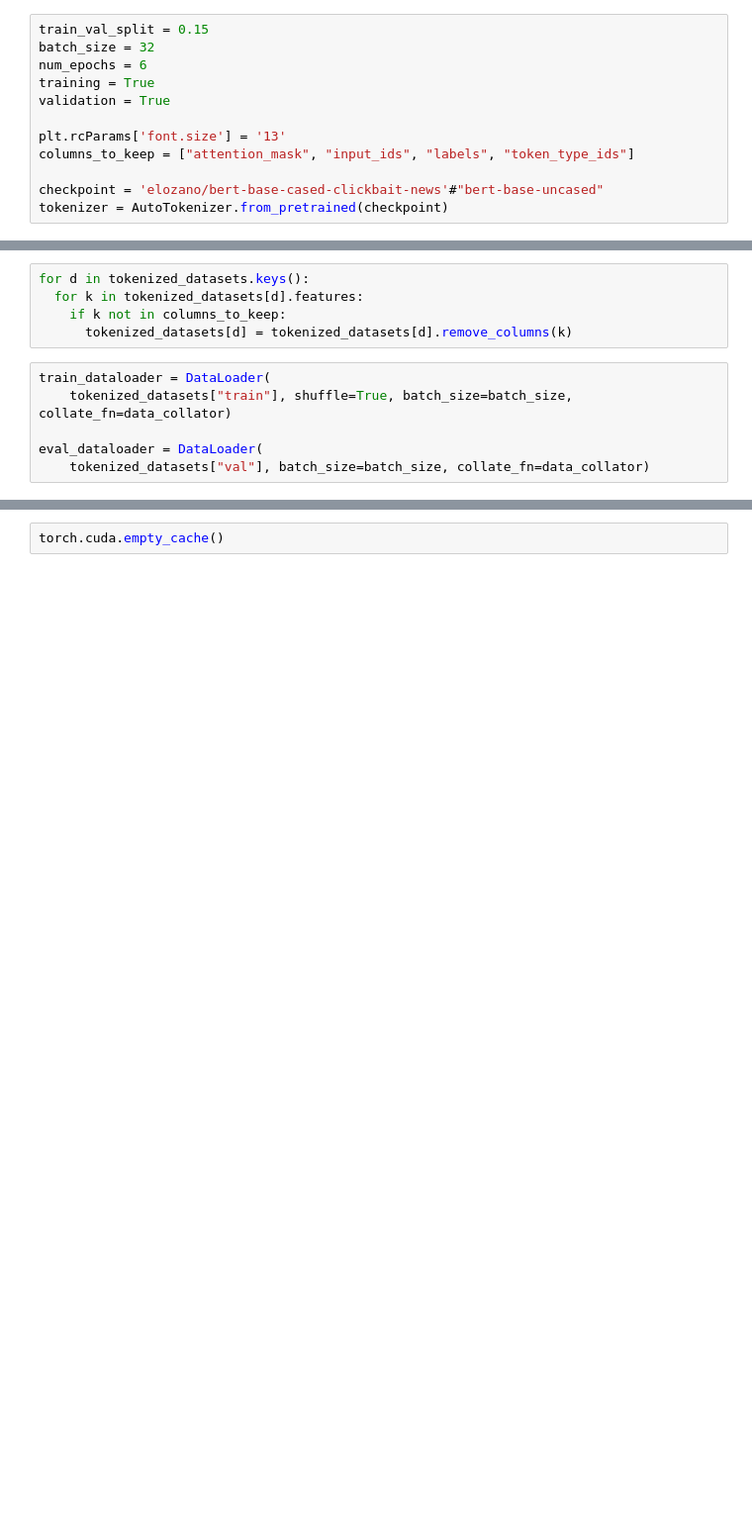
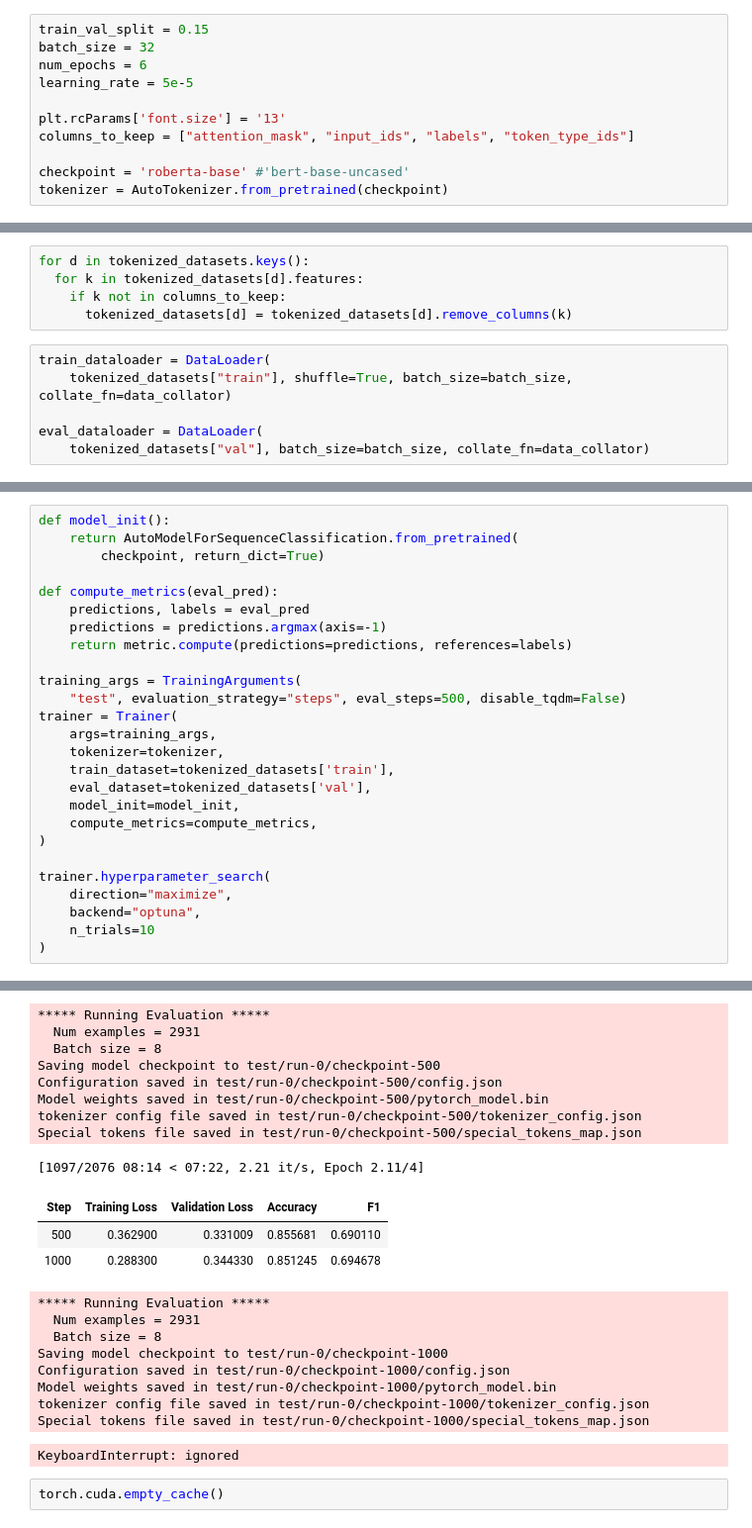
Before and after one commit to Albmargar1/ClickbaitDetector, a Jupyter notebook: main.ipynb, the cells around one changed output, grey strips where cells are left out. Shown at 99% size. Drawn from its saved outputs; the diff is of its cells as text; blank space fills up the shorter version.

```diff
--- a/main.ipynb
+++ b/main.ipynb
@@ -79,13 +107,12 @@ class bcolors:
 train_val_split = 0.15
 batch_size = 32
 num_epochs = 6
-training = True
-validation = True
+learning_rate = 5e-5
 
 plt.rcParams['font.size'] = '13'
 columns_to_keep = ["attention_mask", "input_ids", "labels", "token_type_ids"]
 
-checkpoint = 'elozano/bert-base-cased-clickbait-news'#"bert-base-uncased"
+checkpoint = 'roberta-base' #'bert-base-uncased'
 tokenizer = AutoTokenizer.from_pretrained(checkpoint)
 # %% [markdown]
 # <font color='orange'> Carga y manipulación inicial de datos </font>
@@ -382,0 +384,27 @@ for epoch in range(num_epochs):
+# %%
+def model_init():
+    return AutoModelForSequenceClassification.from_pretrained(
+        checkpoint, return_dict=True)
+
+def compute_metrics(eval_pred):
+    predictions, labels = eval_pred
+    predictions = predictions.argmax(axis=-1)
+    return metric.compute(predictions=predictions, references=labels)
+
+training_args = TrainingArguments(
+    "test", evaluation_strategy="steps", eval_steps=500, disable_tqdm=False)
+trainer = Trainer(
+    args=training_args,
+    tokenizer=tokenizer,
+    train_dataset=tokenized_datasets['train'],
+    eval_dataset=tokenized_datasets['val'],
+    model_init=model_init,
+    compute_metrics=compute_metrics,
+)
+
+trainer.hyperparameter_search(
+    direction="maximize",
+    backend="optuna",
+    n_trials=10
+)
+# %% [output]
@@ -383,2 +431,23 @@ for epoch in range(num_epochs):
+***** Running Evaluation *****
+  Num examples = 2931
+  Batch size = 8
+Saving model checkpoint to test/run-0/checkpoint-500
+Configuration saved in test/run-0/checkpoint-500/config.json
+Model weights saved in test/run-0/checkpoint-500/pytorch_model.bin
+tokenizer config file saved in test/run-0/checkpoint-500/tokenizer_config.json
+Special tokens file saved in test/run-0/checkpoint-500/special_tokens_map.json
+[1097/2076 08:14 < 07:22, 2.21 it/s, Epoch 2.11/4]
+| Step | Training Loss | Validation Loss | Accuracy | F1 |
+| 500 | 0.362900 | 0.331009 | 0.855681 | 0.690110 |
+| 1000 | 0.288300 | 0.344330 | 0.851245 | 0.694678 |
+***** Running Evaluation *****
+  Num examples = 2931
+  Batch size = 8
+Saving model checkpoint to test/run-0/checkpoint-1000
+Configuration saved in test/run-0/checkpoint-1000/config.json
+Model weights saved in test/run-0/checkpoint-1000/pytorch_model.bin
+tokenizer config file saved in test/run-0/checkpoint-1000/tokenizer_config.json
+Special tokens file saved in test/run-0/checkpoint-1000/special_tokens_map.json
+KeyboardInterrupt: ignored
 # %%
 torch.cuda.empty_cache()
```
Also changed, not shown: parts of 11 cells of this notebook.
